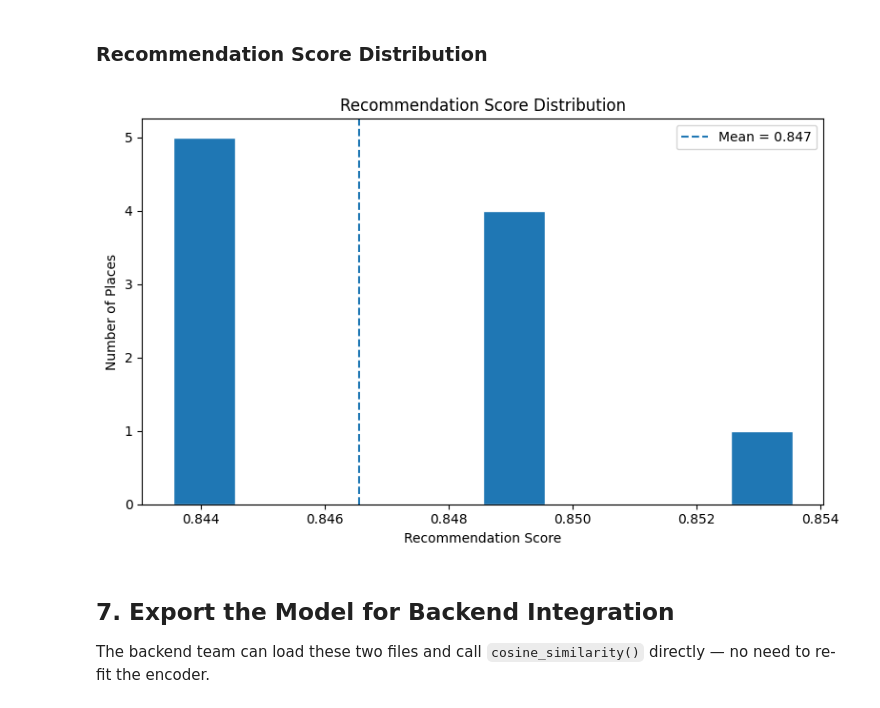
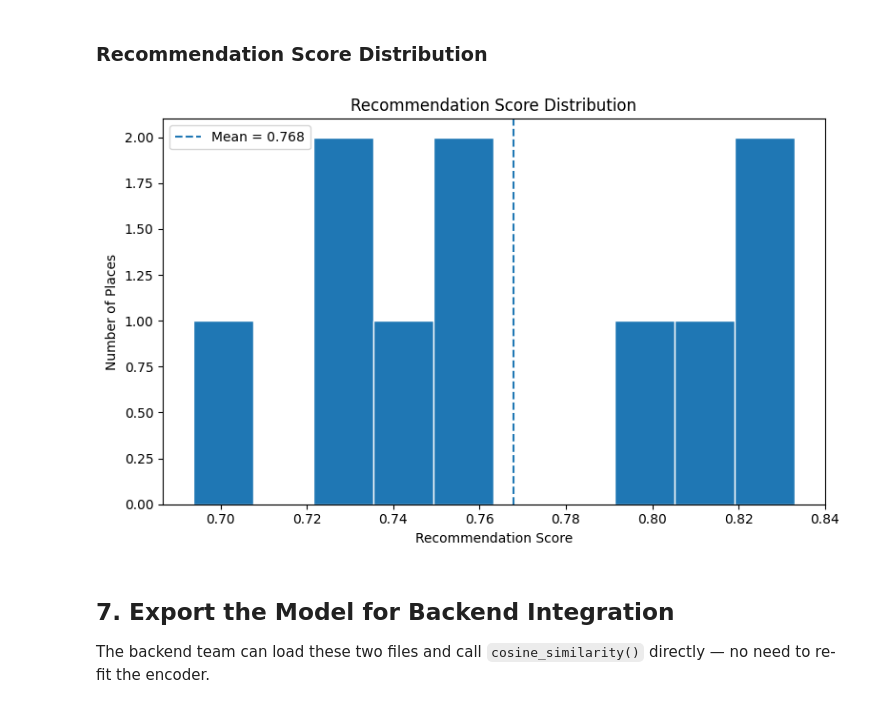
Before and after one commit to Asalasadat/AI-Travel-Squad, a Jupyter notebook: AI&ML/Code/palestine_tourism_recommendation.ipynb, the cells around one changed output. Saved outputs shown, nothing was run; the diff lists cells and outputs as text; code cells hidden in the pictures.

```diff
--- a/AI&ML/Code/palestine_tourism_recommendation.ipynb
+++ b/AI&ML/Code/palestine_tourism_recommendation.ipynb
@@ -38,7 +43,8 @@ Libraries loaded.
 # %% [markdown]
 ## 2. Load and Explore the Dataset
 # %%
-df = pd.read_csv('/content/palestine_tourist_attractions_v3_ar_and_en.csv')
+#df = pd.read_csv('/content/__palestine_tourist_dat_with_images - __palestine_tourist_dat_with_images.csv.csv')
+df = pd.read_csv('/content/drive/MyDrive/__palestine_tourist_dat_with_images - __palestine_tourist_dat_with_images.csv.csv')
 
 print(f'Dataset shape: {df.shape}')
 print(f'Columns: {list(df.columns)}')
@@ -322,13 +370,31 @@ TRIP_TYPE_TO_PLACE_TYPE = {
 # %% [markdown]
 ### Building a multi-choice user profile
 # %%
-def create_user_profile(cities, trip_types, encoder):
+def create_user_profile(
+    cities,
+    budget,
+    ages,
+    trip_types,
+    encoder
+):
     feature_names = encoder.get_feature_names_out(feature_cols)
     user_vector = np.zeros(len(feature_names))
 
     # Cities
     for city in cities:
         feature = f"City_{city}"
+        if feature in feature_names:
+            user_vector[np.where(feature_names == feature)[0][0]] = 1
+
+    # Budget
+    for budget_level in budget:
+        feature = f"Budget_Level_{budget_level}"
+        if feature in feature_names:
+            user_vector[np.where(feature_names == feature)[0][0]] = 1
+
+    # Age Group
+    for age in ages:
+        feature = f"Age_Group_{age}"
         if feature in feature_names:
             user_vector[np.where(feature_names == feature)[0][0]] = 1
 
@@ -847,43 +1014,44 @@ import matplotlib.pyplot as plt
 # Get recommendations
 r1 = get_recommendations(
     cities=["Nablus", "Tubas"],
+    ages=["Youth"],
     trip_types=["Adventure", "Cultural"],
     total_budget=300,
     people_over_10=3,
     top_n=10
 )
 
 # Plot Recommendation Score Distribution
 plt.figure(figsize=(8, 5))
 
 plt.hist(
-    r1['Similarity_Score'],
+    r1["Similarity_Score"],
     bins=10,
-    edgecolor='white'
+    edgecolor="white"
 )
 
-plt.xlabel('Recommendation Score')
-plt.ylabel('Number of Places')
-plt.title('Recommendation Score Distribution')
+plt.xlabel("Recommendation Score")
+plt.ylabel("Number of Places")
+plt.title("Recommendation Score Distribution")
 
 plt.axvline(
-    r1['Similarity_Score'].mean(),
-    linestyle='--',
+    r1["Similarity_Score"].mean(),
+    linestyle="--",
     label=f"Mean = {r1['Similarity_Score'].mean():.3f}"
 )
 
 plt.legend()
 plt.tight_layout()
 
 plt.savefig(
-    'recommendation_score_distribution.png',
+    "recommendation_score_distribution.png",
     dpi=150,
-    bbox_inches='tight'
+    bbox_inches="tight"
 )
 
 plt.show()
 # %% [output]
-[figure, old version]
+[figure, new version]
 # %% [markdown]
 ## 7. Export the Model for Backend Integration
 
```
Also changed, not shown: parts of 20 cells of this notebook.
